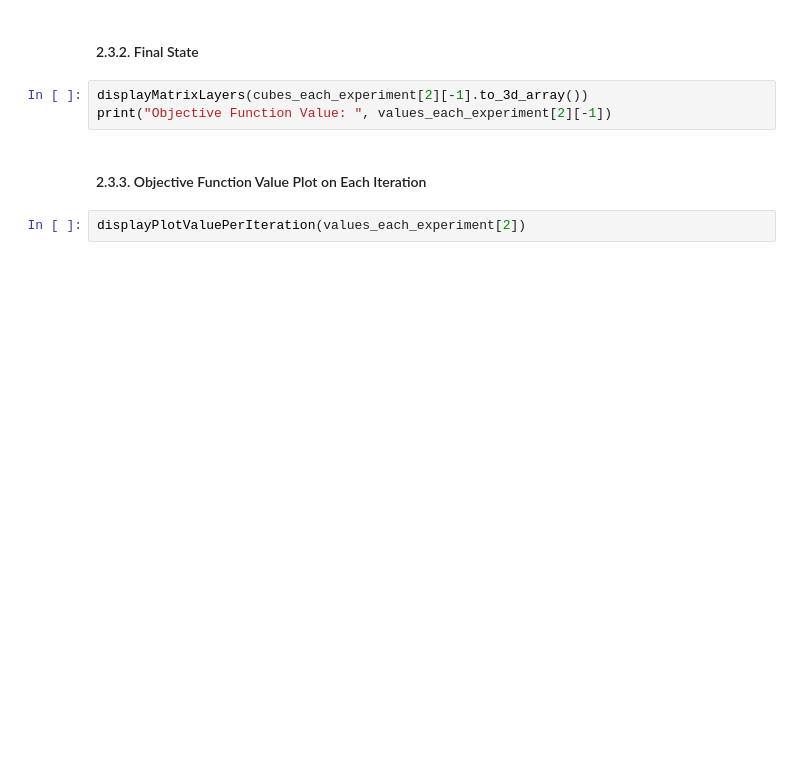
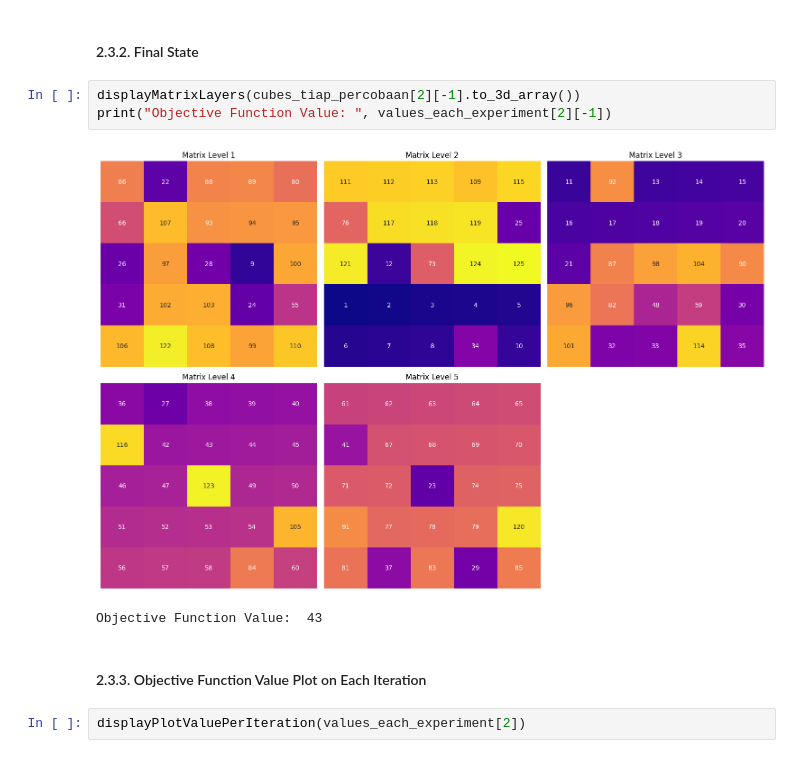
Before and after one commit to Zechtro/Tubes1_AI, a Jupyter notebook: src/Main.ipynb, the cells around one changed output. Drawn from its saved outputs; the diff is of its cells as text; blank space fills up the shorter version.

```diff
--- a/src/Main.ipynb
+++ b/src/Main.ipynb
@@ -300,8 +340,11 @@ print("Objective Function Value: ", values_each_experiment[2][0])
 # %% [markdown]
 #### 2.3.2. Final State
 # %%
-displayMatrixLayers(cubes_each_experiment[2][-1].to_3d_array())
+displayMatrixLayers(cubes_tiap_percobaan[2][-1].to_3d_array())
 print("Objective Function Value: ", values_each_experiment[2][-1])
+# %% [output]
+[figure, added]
+Objective Function Value:  43
 # %% [markdown]
 #### 2.3.3. Objective Function Value Plot on Each Iteration
 # %%
```
Also changed, not shown: parts of 39 cells of this notebook, 1 other file.
